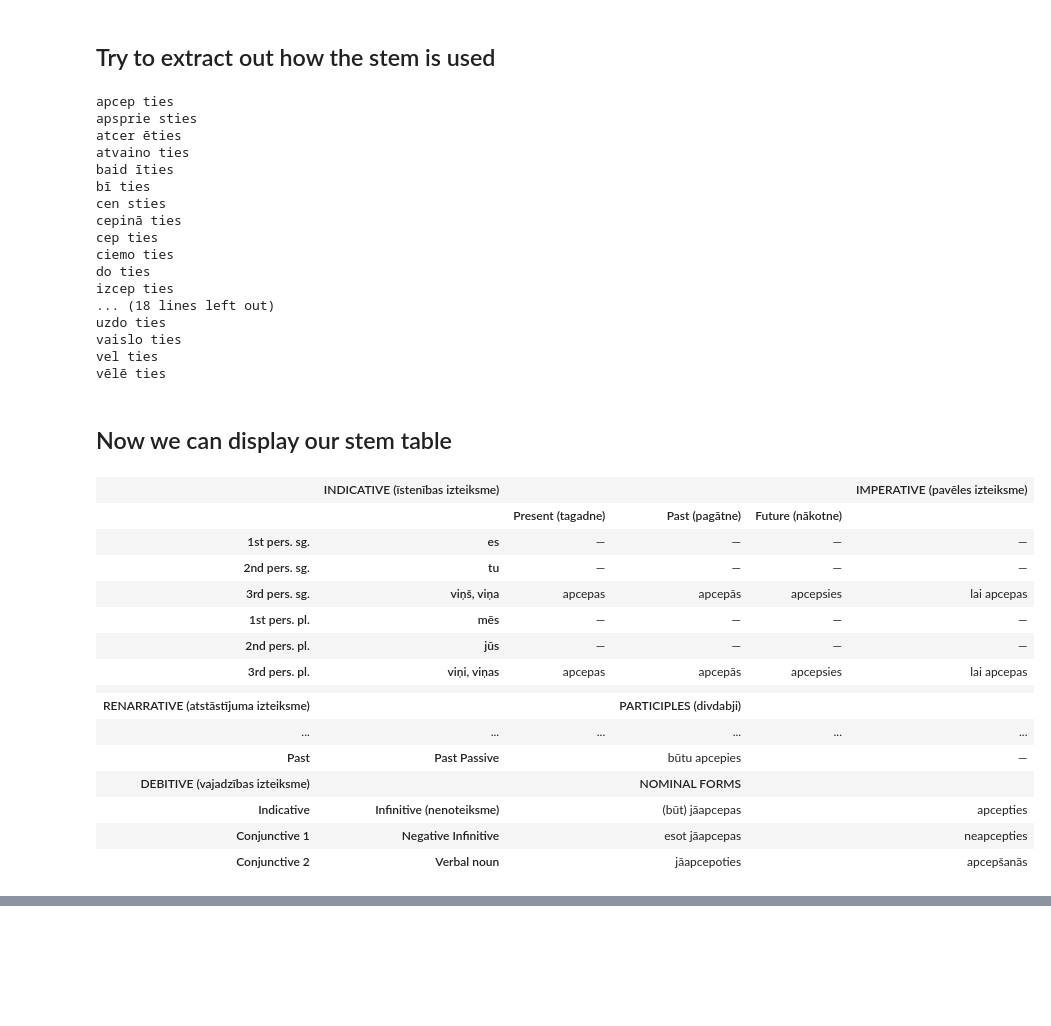
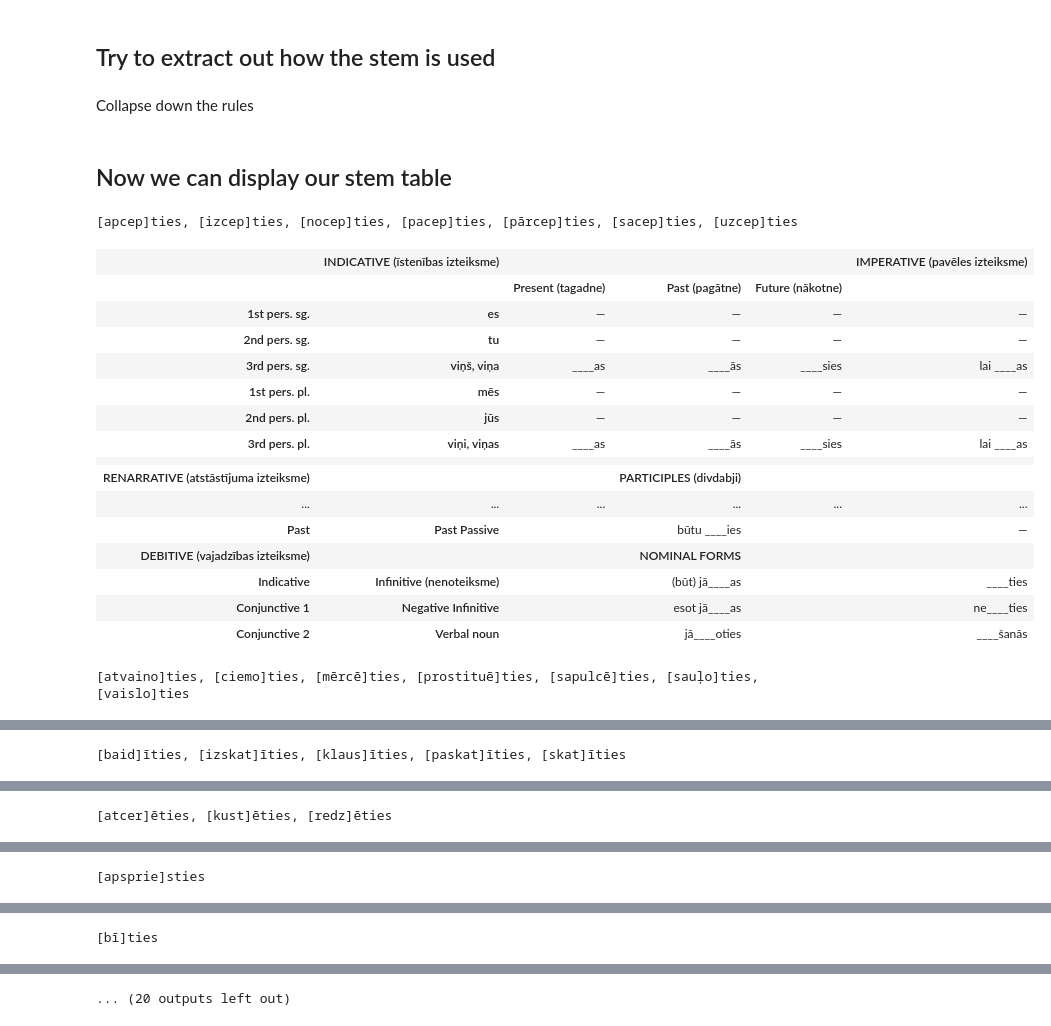
Before and after one commit to aidan-plenert-macdonald/language, a Jupyter notebook: latvian/reflexive-verbs.ipynb, the cells around one changed output, grey strips where cells are left out. Saved outputs shown, nothing was run; the diff lists cells and outputs as text; code cells hidden in the pictures; blank space fills up the shorter version.

Commit message:
Finished parsing out rule blocks

```diff
--- a/latvian/reflexive-verbs.ipynb
+++ b/latvian/reflexive-verbs.ipynb
@@ -44,10 +44,10 @@ for word_soup in base_soup.find_all('div', class_='mw-content-ltr')[0].find_all(
 import matplotlib.pyplot as plt
 import numpy as np
 
-for word in words:
+def find_stem(word, word_block):
     conjugated_forms = ''.join([
         col['string']
-        for row in words[word]
+        for row in word_block
         for col in row
         if col['type'] == 'td'
     ])
@@ -57,57 +57,76 @@ for word in words:
         conjugated_forms.count(word[:i]) * (i+1)**stem_length_weight
         for i in range(len(word))
     ])
-    print(word[:np.argmax(occurances)], word[np.argmax(occurances):])
+
+    return word[:np.argmax(occurances)], word[np.argmax(occurances):]
+
+def replace_stem(word_block, stem):
+    return [
+        [
+            { key:
+                value.replace(stem, '_'*4)
+                if key == 'string' else value
+                for key, value in col.items() }
+            if col['type'] == 'td' else col
+            for col in row
+        ]
+        for row in word_block
+    ]
+
+rule_blocks = {}
+for word in words:
+    stem, ending = find_stem(word, words[word])
+    rule_blocks[f'[{stem}]{ending}'] = replace_stem(words[word], stem)
+
+#pprint(rule_blocks)
-# %% [output]
-apcep ties
-apsprie sties
-atcer ēties
-atvaino ties
-baid īties
-bī ties
-cen sties
-cepinā ties
-cep ties
-ciemo ties
-do ties
-izcep ties
-... (18 lines left out)
-uzdo ties
-vaislo ties
-vel ties
-vēlē ties
+# %% [markdown]
+Collapse down the rules
+# %%
+summarized_rules = [
+    # ([words, ...], rule_block)
+]
+for word, rule in rule_blocks.items():
+    try:
+        index = list(zip(*summarized_rules))[1].index(rule)
+        summarized_rules[index][0].append(word)
+    except:
+        summarized_rules.append(([word], rule))
 # %% [markdown]
 ## Now we can display our stem table
 # %%
 from IPython.core.display import display, HTML
 
 def make_html(table_json):
     soup = BeautifulSoup('<table></table>', 'lxml')
     table = soup.table
     for row in table_json:
         tr = soup.new_tag('tr')
         for col in row:
             td = soup.new_tag(col['type'], **col)
             td.string = col['string']
             tr.append(td)
         table.append(tr)
     return str(soup)
 
-display(HTML(make_html(words['apcepties'])))
+for words, rule in sorted(summarized_rules, key=lambda x: -len(x[0])):
+    print(', '.join(words))
+    display(HTML(make_html(rule)))
 # %% [output]
+[apcep]ties, [izcep]ties, [nocep]ties, [pacep]ties, [pārcep]ties, [sacep]ties, [uzcep]ties
 |  | INDICATIVE (īstenības izteiksme) |  |  |  | IMPERATIVE (pavēles izteiksme) |
 |  |  | Present (tagadne) | Past (pagātne) | Future (nākotne) |  |
 | 1st pers. sg. | es | — | — | — | — |
 | 2nd pers. sg. | tu | — | — | — | — |
-| 3rd pers. sg. | viņš, viņa | apcepas | apcepās | apcepsies | lai apcepas |
+| 3rd pers. sg. | viņš, viņa | ____as | ____ās | ____sies | lai ____as |
 | 1st pers. pl. | mēs | — | — | — | — |
 | 2nd pers. pl. | jūs | — | — | — | — |
-| 3rd pers. pl. | viņi, viņas | apcepas | apcepās | apcepsies | lai apcepas |
+| 3rd pers. pl. | viņi, viņas | ____as | ____ās | ____sies | lai ____as |
 |  |  |  |  |  |  |
 | RENARRATIVE (atstāstījuma izteiksme) |  |  | PARTICIPLES (divdabji) |  |  |
 | ... | ... | ... | ... | ... | ... |
-| Past | Past Passive |  | būtu apcepies |  | — |
+| Past | Past Passive |  | būtu ____ies |  | — |
 | DEBITIVE (vajadzības izteiksme) |  |  | NOMINAL FORMS |  |  |
-| Indicative | Infinitive (nenoteiksme) |  | (būt) jāapcepas |  | apcepties |
-| Conjunctive 1 | Negative Infinitive |  | esot jāapcepas |  | neapcepties |
-| Conjunctive 2 | Verbal noun |  | jāapcepoties |  | apcepšanās |
+| Indicative | Infinitive (nenoteiksme) |  | (būt) jā____as |  | ____ties |
+| Conjunctive 1 | Negative Infinitive |  | esot jā____as |  | ne____ties |
+| Conjunctive 2 | Verbal noun |  | jā____oties |  | ____šanās |
+[atvaino]ties, [ciemo]ties, [mērcē]ties, [prostituē]ties, [sapulcē]ties, [sauļo]ties, [vaislo]ties
@@ -113,0 +149 @@ display(HTML(make_html(words['apcepties'])))
+[baid]īties, [izskat]īties, [klaus]īties, [paskat]īties, [skat]īties
@@ -113,0 +166 @@ display(HTML(make_html(words['apcepties'])))
+[atcer]ēties, [kust]ēties, [redz]ēties
@@ -113,0 +183 @@ display(HTML(make_html(words['apcepties'])))
+[apsprie]sties
@@ -113,0 +200 @@ display(HTML(make_html(words['apcepties'])))
+[bī]ties
@@ -113,0 +217 @@ display(HTML(make_html(words['apcepties'])))
+... (20 outputs left out)
```
Also changed, not shown: parts of 1 cell of this notebook.
